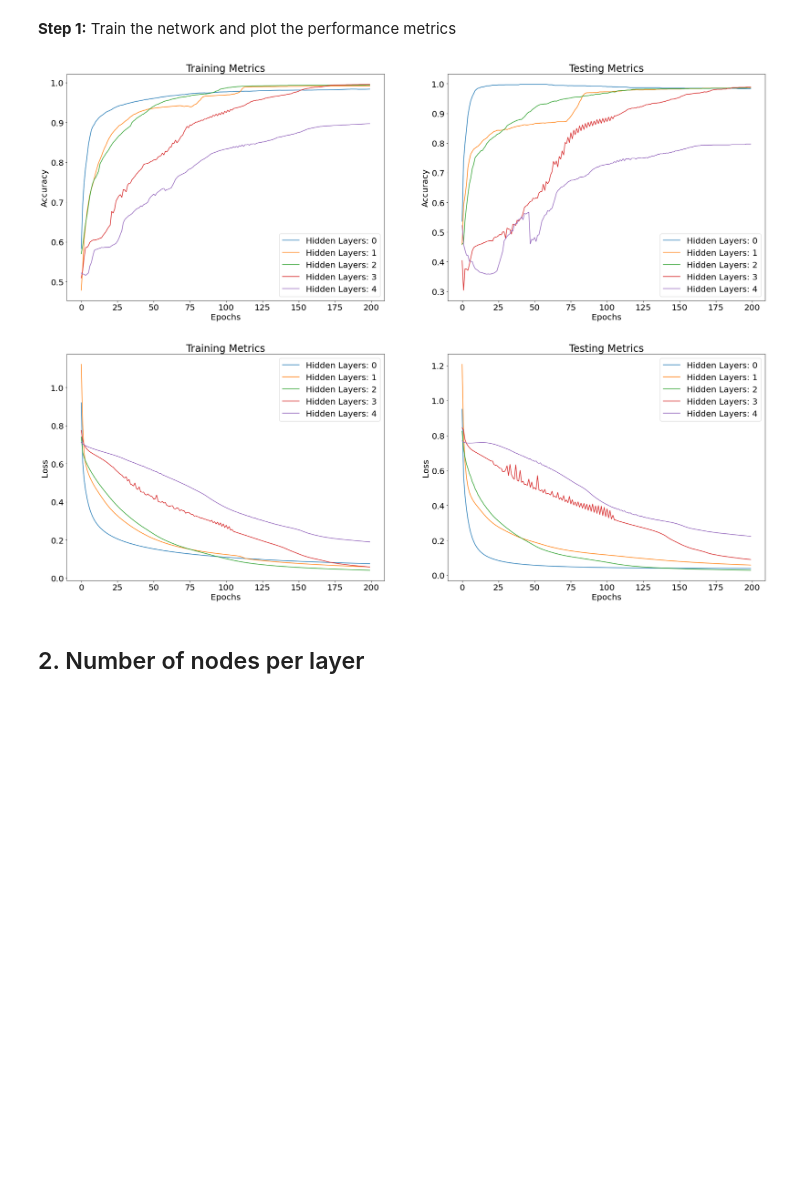
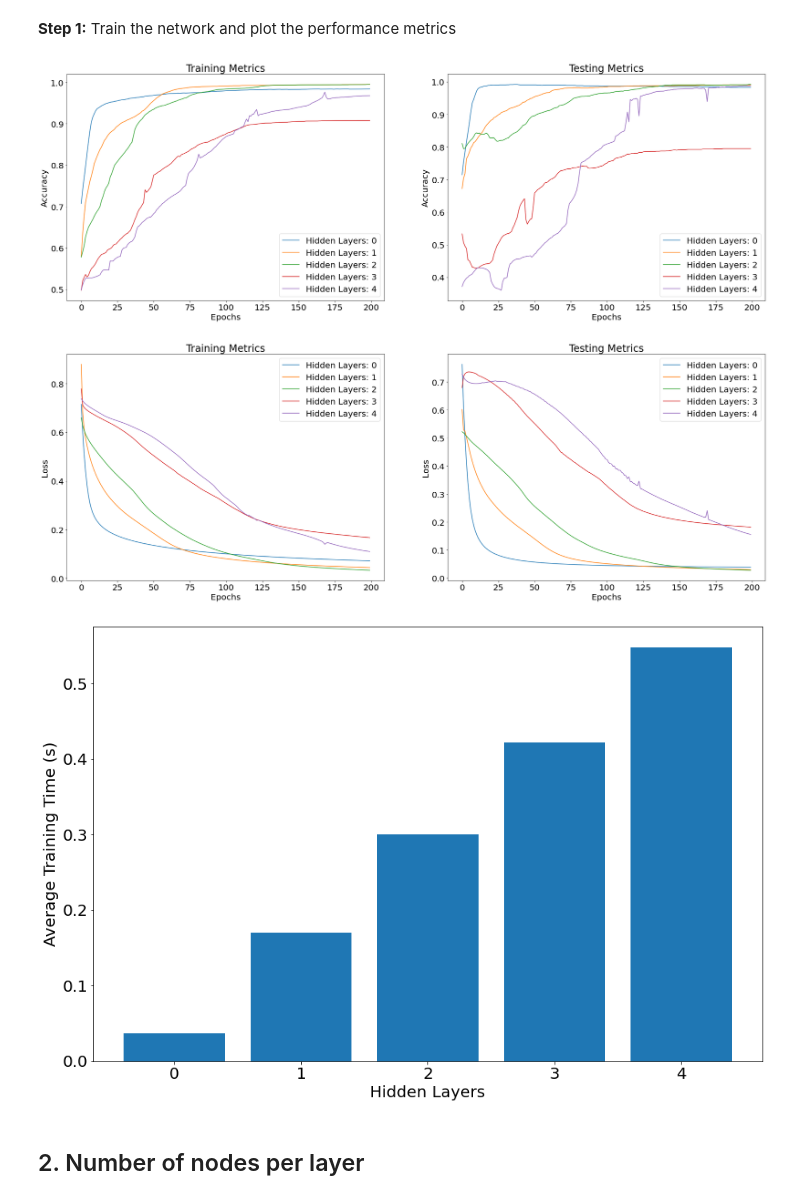
Before and after one commit to kymckay/f21bc-coursework, a Jupyter notebook: investigation.ipynb, the cells around one changed output. Cells and saved outputs as stored; diff of their text form; code cells hidden in the pictures; blank space fills up the shorter version.

Commit message:
Add training times as basic bar chart
- Need to add error
- May want to traing until some metric reached for
  better comparison

```diff
--- a/investigation.ipynb
+++ b/investigation.ipynb
@@ -82,13 +82,13 @@ def evaluate_parameters(
     loss =  np.zeros((model_count, epochs))
     accuracy_test = np.zeros((model_count, epochs))
     loss_test =  np.zeros((model_count, epochs))
-    training_time = np.zeros((model_count, average_over))
+    avg_training_time = np.zeros(model_count)
 
     # Can only vary one hyperparameter at once
     if (isinstance(alphas, Iterable)):
-        for i in range(average_over):
+        for _ in range(average_over):
             for j, alpha in enumerate(alphas):
-                an, ln, tn, an_t, ln_t = train_nn(
+                an, ln, an_t, ln_t, tn = train_nn(
                     hidden_layers,
                     layer_nodes,
                     act_funcs,
@@ -99,13 +99,13 @@ def evaluate_parameters(
                 # Averaging as we go via weighted sum
                 accuracy[j] += an / average_over
                 loss[j] += ln / average_over
-                training_time[j] += tn / average_over
                 accuracy_test[j] += an_t / average_over
                 loss_test[j] += ln_t / average_over
+                avg_training_time[j] += tn / average_over
     if (isinstance(hidden_layers, Iterable)):
-        for i in range(average_over):
+        for _ in range(average_over):
             for j, layers in enumerate(hidden_layers):
-                an, ln, tn, an_t, ln_t = train_nn(
+                an, ln, an_t, ln_t, tn = train_nn(
                     layers,
                     layer_nodes,
                     act_funcs,
@@ -116,13 +116,13 @@ def evaluate_parameters(
                 # Averaging as we go via weighted sum
                 accuracy[j] += an / average_over
                 loss[j] += ln / average_over
-                training_time[j] += tn / average_over
                 accuracy_test[j] += an_t / average_over
                 loss_test[j] += ln_t / average_over
+                avg_training_time[j] += tn / average_over
     if (isinstance(layer_nodes, Iterable)):
-        for i in range(average_over):
+        for _ in range(average_over):
             for j, nodes in enumerate(layer_nodes):
-                an, ln, tn, an_t, ln_t = train_nn(
+                an, ln, an_t, ln_t, tn = train_nn(
                     hidden_layers,
                     nodes,
                     act_funcs,
@@ -133,13 +133,13 @@ def evaluate_parameters(
                 # Averaging as we go via weighted sum
                 accuracy[j] += an / average_over
                 loss[j] += ln / average_over
-                training_time[j] += tn / average_over
                 accuracy_test[j] += an_t / average_over
                 loss_test[j] += ln_t / average_over
+                avg_training_time[j] += tn / average_over
     if (isinstance(act_funcs, Iterable)):
-        for i in range(average_over):
+        for _ in range(average_over):
             for j, act_func in enumerate(act_funcs):
-                an, ln, tn, an_t, ln_t = train_nn(
+                an, ln, an_t, ln_t, tn = train_nn(
                     hidden_layers,
                     layer_nodes,
                     act_func,
@@ -150,13 +150,13 @@ def evaluate_parameters(
                 # Averaging as we go via weighted sum
                 accuracy[j] += an / average_over
                 loss[j] += ln / average_over
-                training_time[j] += tn / average_over
                 accuracy_test[j] += an_t / average_over
                 loss_test[j] += ln_t / average_over
+                avg_training_time[j] += tn / average_over
 
-    return accuracy, accuracy_test, loss, loss_test, training_time
+    return accuracy, accuracy_test, loss, loss_test, avg_training_time
 # %%
-def graph_metrics(hyper_param: str, legend, accuracy, accuracy_test, loss, loss_test, _):
+def graph_metrics(hyper_param: str, legend, accuracy, accuracy_test, loss, loss_test, training_times):
     plt.rcParams.update({'font.size': 20})
 
     fig = plt.figure(figsize=(30, 10))
@@ -206,6 +206,14 @@ def graph_metrics(hyper_param: str, legend, accuracy, accuracy_test, loss, loss_
     plt.legend(loc=0)
 
     plt.show()
+
+
+    plt.figure(figsize=(15, 10))
+    plt.bar(list(range(len(legend))), training_times, tick_label=legend)
+    plt.xlabel(hyper_param)
+    plt.ylabel('Average Training Time (s)')
+
+    plt.show()
 # %% [markdown]
 ## 1. Number of hidden layers
 # %% [markdown]
@@ -217,8 +223,12 @@ metrics_layers = evaluate_parameters(hidden_layers = range(0,5))
+# %%
+hidden_layers = list(range(0,5))
+metrics_layers = evaluate_parameters(hidden_layers = hidden_layers)
 # %%
-graph_metrics('Hidden Layers', [0,1,2,3,4], *metrics_layers)
+graph_metrics('Hidden Layers', hidden_layers, *metrics_layers)
 # %% [output]
-[figure, old version]
+[figure, new version]
-[figure, old version]
+[figure, new version]
+[figure, added]
 # %% [markdown]
 ## 2. Number of nodes per layer
 # %% [markdown]
```
Also changed, not shown: parts of 10 cells of this notebook.
